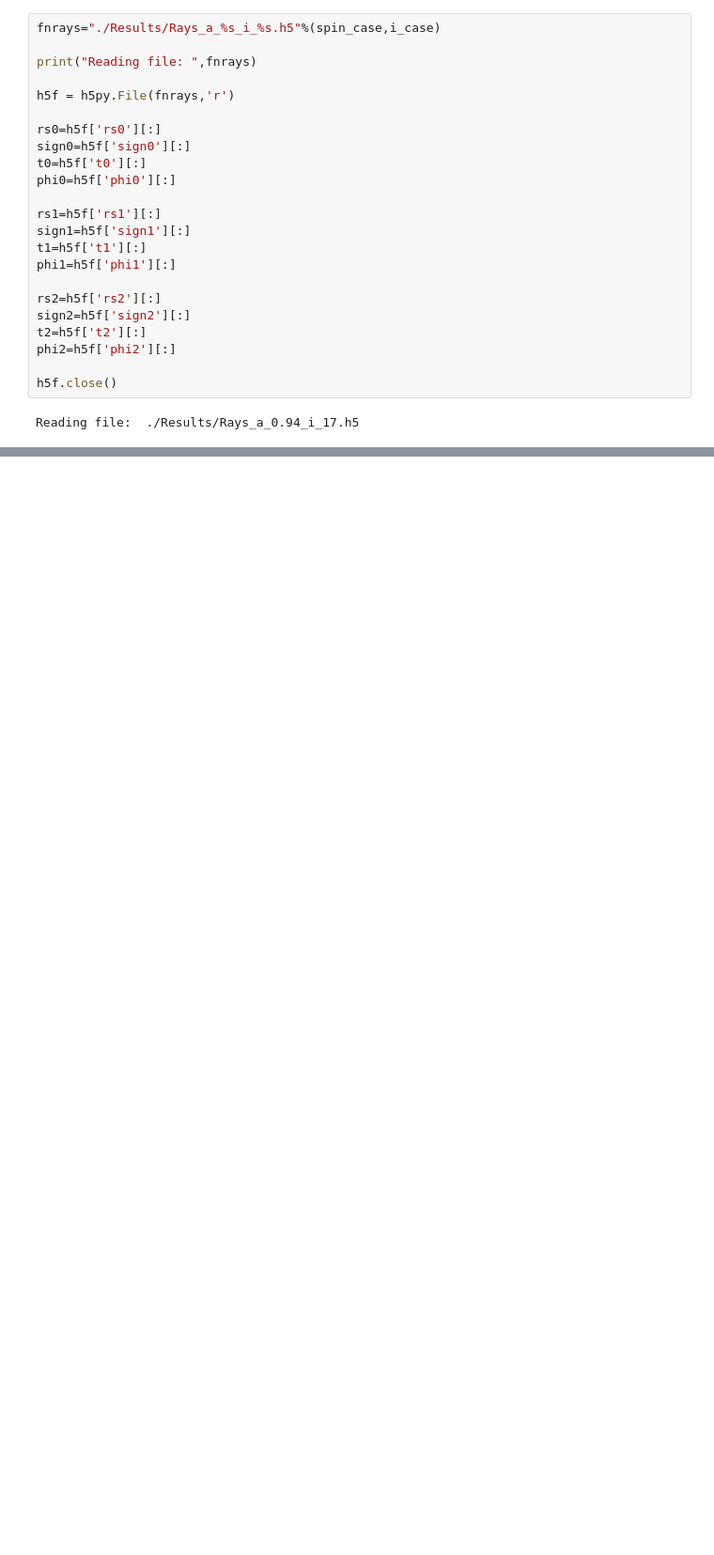
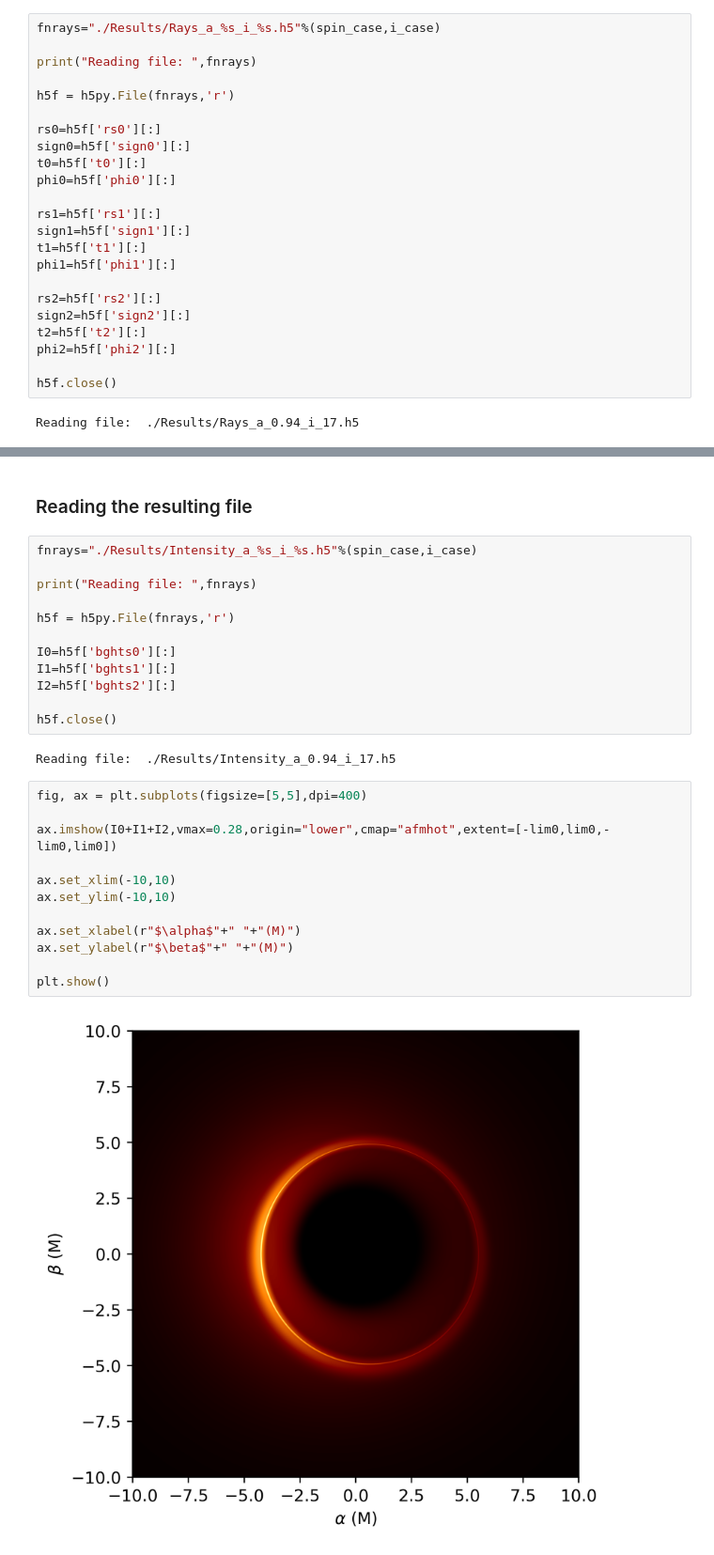
Before and after one commit to iAART/aart, a Jupyter notebook: Examples.ipynb, the cells around one changed output, grey strips where cells are left out. Shown at 94% size. Saved outputs shown, nothing was run; the diff lists cells and outputs as text; blank space fills up the shorter version.

```diff
--- a/Examples.ipynb
+++ b/Examples.ipynb
@@ -516,0 +180,30 @@ plt.show()
+# %% [markdown]
+### Reading the resulting file
+# %%
+fnrays="./Results/Intensity_a_%s_i_%s.h5"%(spin_case,i_case)
+
+print("Reading file: ",fnrays)
+
+h5f = h5py.File(fnrays,'r')
+
+I0=h5f['bghts0'][:]
+I1=h5f['bghts1'][:]
+I2=h5f['bghts2'][:]
+
+h5f.close()
+# %% [output]
+Reading file:  ./Results/Intensity_a_0.94_i_17.h5
+# %%
+fig, ax = plt.subplots(figsize=[5,5],dpi=400)
+
+ax.imshow(I0+I1+I2,vmax=0.28,origin="lower",cmap="afmhot",extent=[-lim0,lim0,-lim0,lim0])
+
+ax.set_xlim(-10,10)
+ax.set_ylim(-10,10)
+
+ax.set_xlabel(r"$\alpha$"+" "+"(M)")
+ax.set_ylabel(r"$\beta$"+" "+"(M)")
+
+plt.show()
+# %% [output]
+[figure, added]
```
Also changed, not shown: parts of 58 cells of this notebook, 2 other files.
